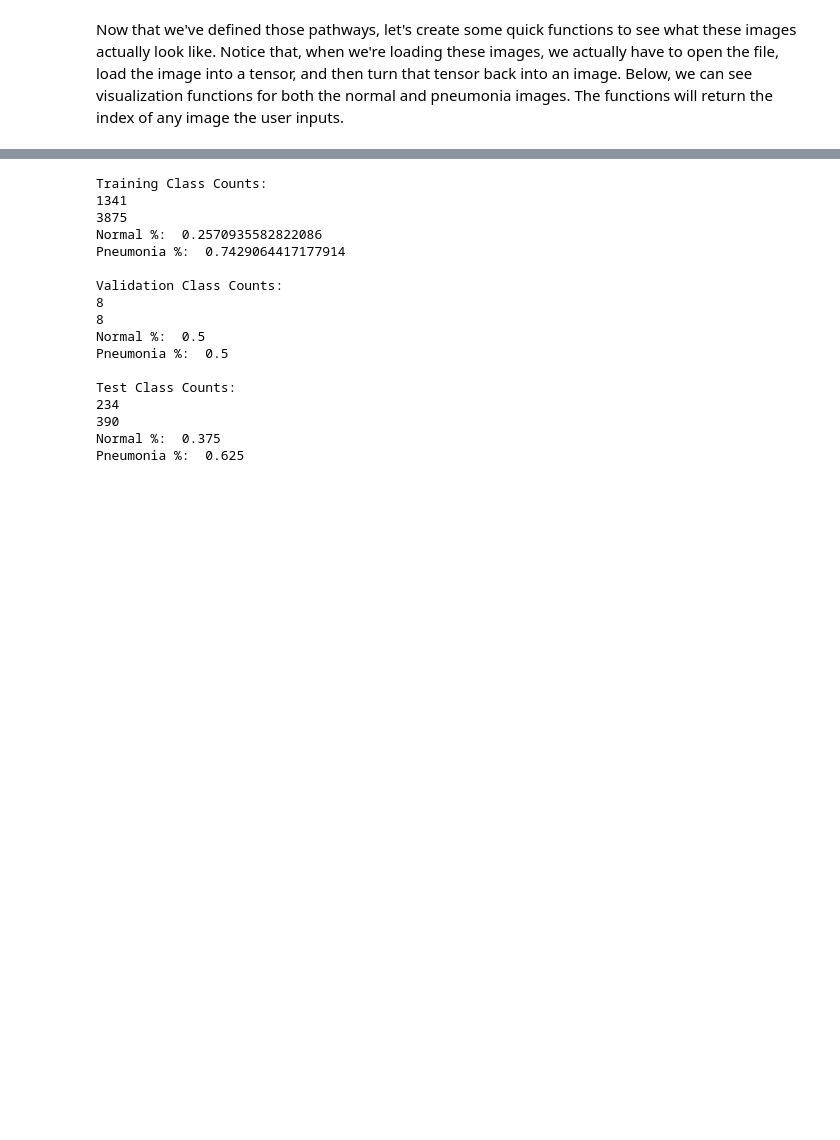
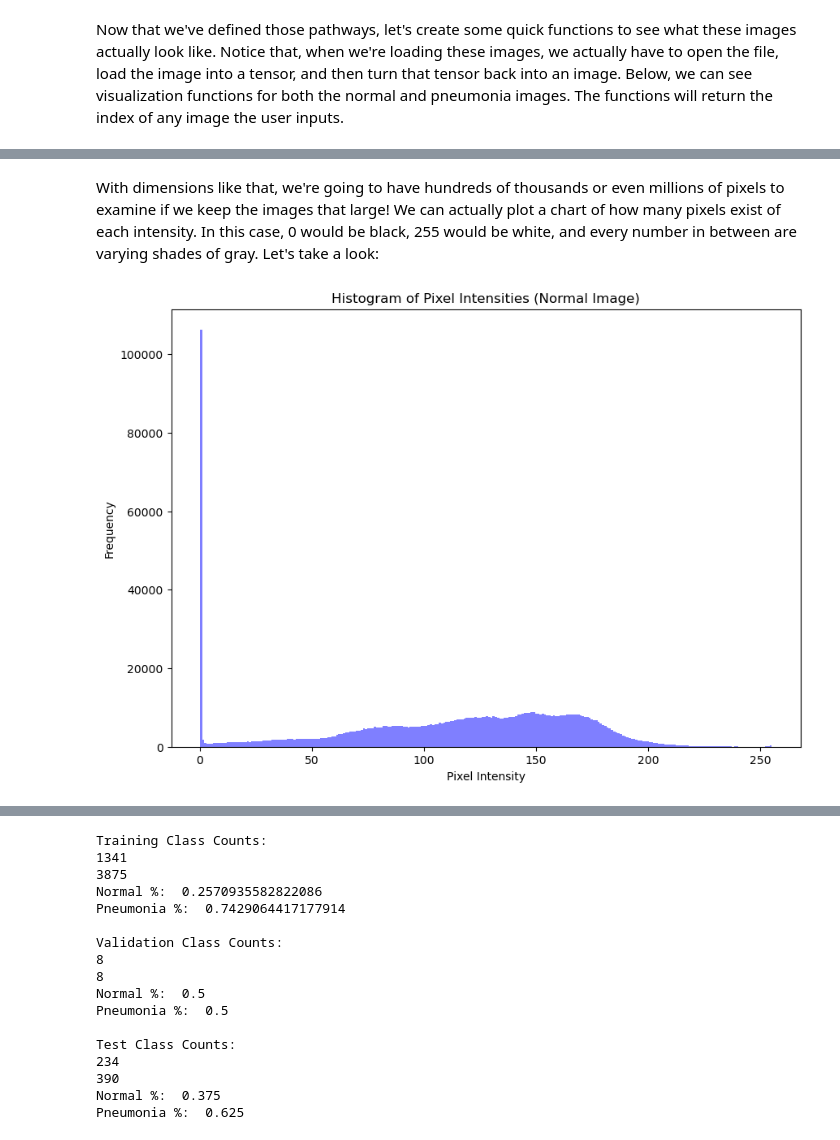
Before and after one commit to apell74/pediatric-pneumonia-deep-learning, a Jupyter notebook: phase-4-project.ipynb, the cells around one changed output, grey strips where cells are left out. Saved outputs shown, nothing was run; the diff lists cells and outputs as text; code cells hidden in the pictures; blank space fills up the shorter version.

```diff
--- a/phase-4-project.ipynb
+++ b/phase-4-project.ipynb
@@ -133,0 +134,22 @@ get_normal_image(0)
+# %% [markdown]
+With dimensions like that, we're going to have hundreds of thousands or even millions of pixels to examine if we keep the images that large! We can actually plot a chart of how many pixels exist of each intensity. In this case, 0 would be black, 255 would be white, and every number in between are varying shades of gray. Let's take a look:
+# %%
+# Get path to image
+normal_class_dir = os.path.join(train_dir, 'NORMAL')
+normal_train_file_list = os.listdir(normal_class_dir)
+normal_image_path = os.path.join(normal_class_dir, normal_train_file_list[8])
+
+# Convert image to an array
+test_image = Image.open(normal_image_path)
+test_image_data = np.array(test_image)
+
+# Plot histogram of flattened array
+plt.figure(figsize=(10, 7))
+plt.hist(test_image_data.flatten(), bins=256, color='blue', alpha=0.5)
+
+plt.title('Histogram of Pixel Intensities (Normal Image)')
+plt.xlabel('Pixel Intensity')
+plt.ylabel('Frequency')
+plt.show()
+# %% [output]
+[figure, added]
```
Also changed, not shown: parts of 13 cells of this notebook.
